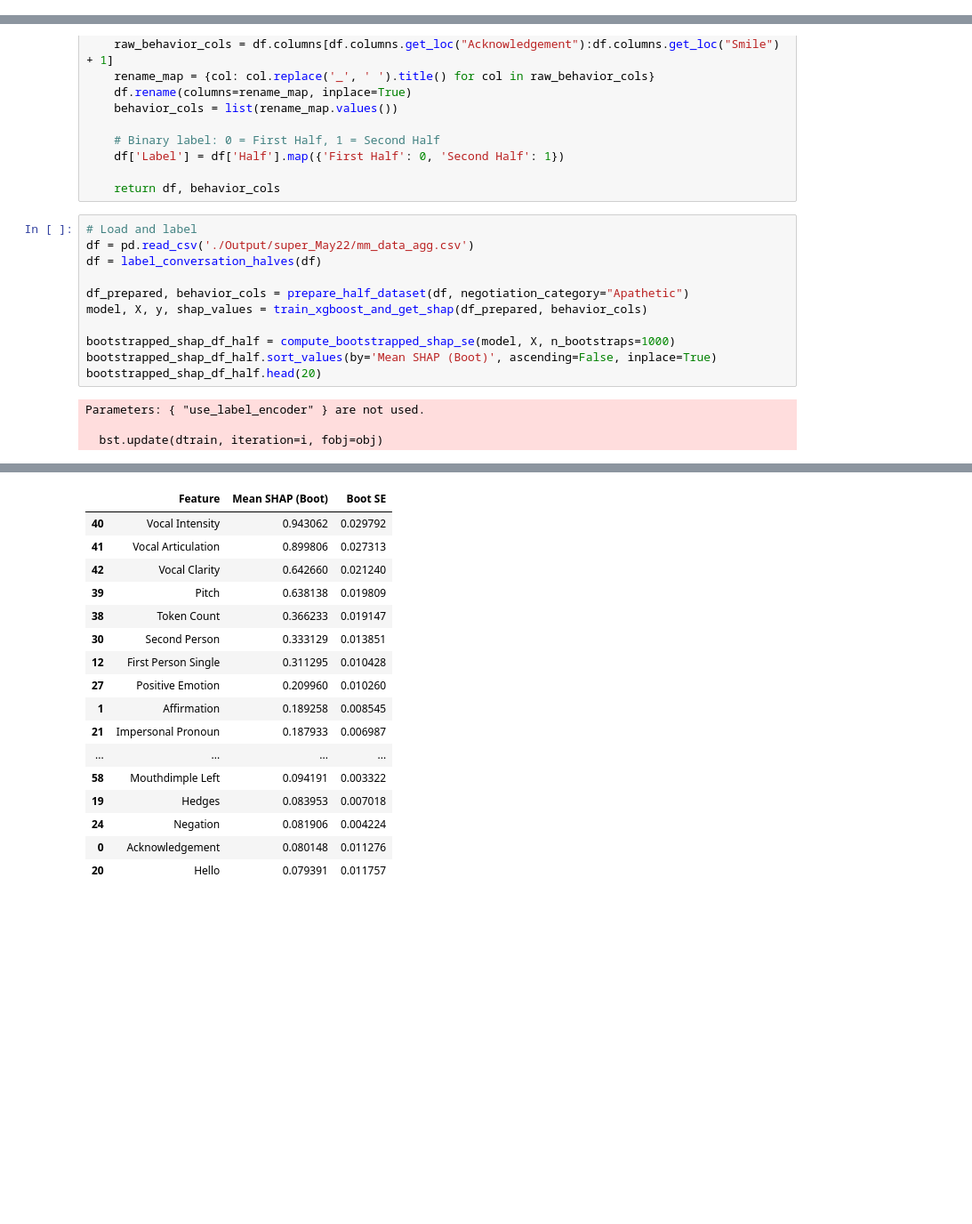
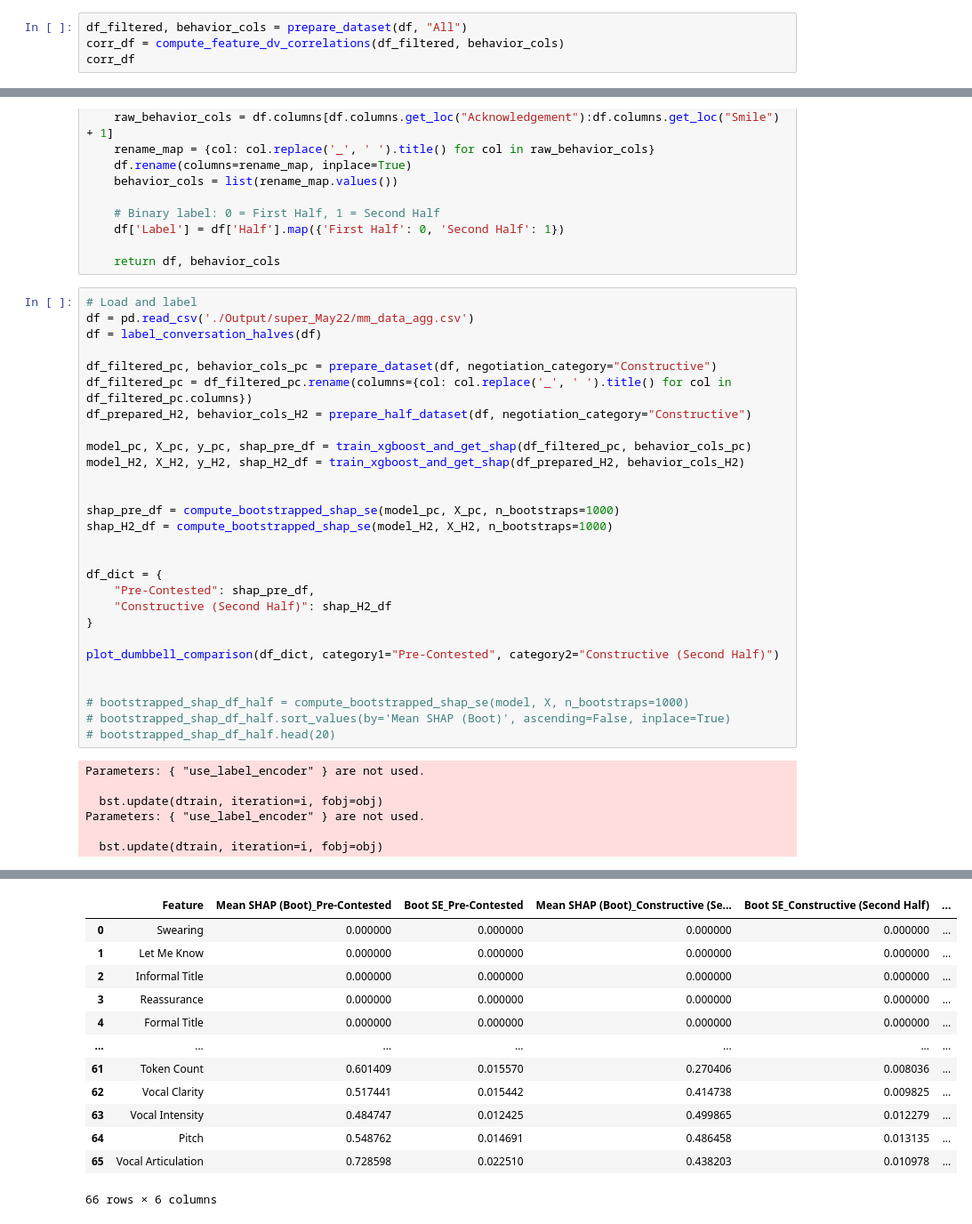
Before and after one commit to bbevis/Con2vec, a Jupyter notebook: Python/turnLevel_results.ipynb, the cells around one changed output, grey strips where cells are left out. Shown at 89% size. Saved outputs shown, nothing was run; the diff lists cells and outputs as text; blank space fills up the shorter version.

```diff
--- a/Python/turnLevel_results.ipynb
+++ b/Python/turnLevel_results.ipynb
@@ -651,0 +823,4 @@ plot_dumbbell_facets(shap_dfs_by_category, base_category='Constructive', compare
+# %%
+df_filtered, behavior_cols = prepare_dataset(df, "All")
+corr_df = compute_feature_dv_correlations(df_filtered, behavior_cols)
+corr_df
@@ -1094,13 +1423,33 @@ def prepare_half_dataset(df, negotiation_category="All"):
 df = pd.read_csv('./Output/super_May22/mm_data_agg.csv')
 df = label_conversation_halves(df)
 
-df_prepared, behavior_cols = prepare_half_dataset(df, negotiation_category="Apathetic")
-model, X, y, shap_values = train_xgboost_and_get_shap(df_prepared, behavior_cols)
+df_filtered_pc, behavior_cols_pc = prepare_dataset(df, negotiation_category="Constructive")
+df_filtered_pc = df_filtered_pc.rename(columns={col: col.replace('_', ' ').title() for col in df_filtered_pc.columns})
+df_prepared_H2, behavior_cols_H2 = prepare_half_dataset(df, negotiation_category="Constructive")
 
-bootstrapped_shap_df_half = compute_bootstrapped_shap_se(model, X, n_bootstraps=1000)
-bootstrapped_shap_df_half.sort_values(by='Mean SHAP (Boot)', ascending=False, inplace=True)
-bootstrapped_shap_df_half.head(20)
+model_pc, X_pc, y_pc, shap_pre_df = train_xgboost_and_get_shap(df_filtered_pc, behavior_cols_pc)
+model_H2, X_H2, y_H2, shap_H2_df = train_xgboost_and_get_shap(df_prepared_H2, behavior_cols_H2)
+
+
+shap_pre_df = compute_bootstrapped_shap_se(model_pc, X_pc, n_bootstraps=1000)
+shap_H2_df = compute_bootstrapped_shap_se(model_H2, X_H2, n_bootstraps=1000)
+
+
+df_dict = {
+    "Pre-Contested": shap_pre_df,
+    "Constructive (Second Half)": shap_H2_df
+}
+
+plot_dumbbell_comparison(df_dict, category1="Pre-Contested", category2="Constructive (Second Half)")
+
+
+# bootstrapped_shap_df_half = compute_bootstrapped_shap_se(model, X, n_bootstraps=1000)
+# bootstrapped_shap_df_half.sort_values(by='Mean SHAP (Boot)', ascending=False, inplace=True)
+# bootstrapped_shap_df_half.head(20)
 # %% [output]
 Parameters: { "use_label_encoder" } are not used.
 
   bst.update(dtrain, iteration=i, fobj=obj)
+Parameters: { "use_label_encoder" } are not used.
+
+  bst.update(dtrain, iteration=i, fobj=obj)
@@ -1107,17 +1457,13 @@ Parameters: { "use_label_encoder" } are not used.
-|  | Feature | Mean SHAP (Boot) | Boot SE |
-| 40 | Vocal Intensity | 0.943062 | 0.029792 |
-| 41 | Vocal Articulation | 0.899806 | 0.027313 |
-| 42 | Vocal Clarity | 0.642660 | 0.021240 |
-| 39 | Pitch | 0.638138 | 0.019809 |
-| 38 | Token Count | 0.366233 | 0.019147 |
-| 30 | Second Person | 0.333129 | 0.013851 |
-| 12 | First Person Single | 0.311295 | 0.010428 |
-| 27 | Positive Emotion | 0.209960 | 0.010260 |
-| 1 | Affirmation | 0.189258 | 0.008545 |
-| 21 | Impersonal Pronoun | 0.187933 | 0.006987 |
-| ... | ... | ... | ... |
-| 58 | Mouthdimple Left | 0.094191 | 0.003322 |
-| 19 | Hedges | 0.083953 | 0.007018 |
-| 24 | Negation | 0.081906 | 0.004224 |
-| 0 | Acknowledgement | 0.080148 | 0.011276 |
-| 20 | Hello | 0.079391 | 0.011757 |
+|  | Feature | Mean SHAP (Boot)_Pre-Contested | Boot SE_Pre-Contested | Mean SHAP (Boot)_Constructive (Se... | Boot SE_Constructive (Second Half) | ... |
+| 0 | Swearing | 0.000000 | 0.000000 | 0.000000 | 0.000000 | ... |
+| 1 | Let Me Know | 0.000000 | 0.000000 | 0.000000 | 0.000000 | ... |
+| 2 | Informal Title | 0.000000 | 0.000000 | 0.000000 | 0.000000 | ... |
+| 3 | Reassurance | 0.000000 | 0.000000 | 0.000000 | 0.000000 | ... |
+| 4 | Formal Title | 0.000000 | 0.000000 | 0.000000 | 0.000000 | ... |
+| ... | ... | ... | ... | ... | ... | ... |
+| 61 | Token Count | 0.601409 | 0.015570 | 0.270406 | 0.008036 | ... |
+| 62 | Vocal Clarity | 0.517441 | 0.015442 | 0.414738 | 0.009825 | ... |
+| 63 | Vocal Intensity | 0.484747 | 0.012425 | 0.499865 | 0.012279 | ... |
+| 64 | Pitch | 0.548762 | 0.014691 | 0.486458 | 0.013135 | ... |
+| 65 | Vocal Articulation | 0.728598 | 0.022510 | 0.438203 | 0.010978 | ... |
+66 rows × 6 columns
```
Also changed, not shown: parts of 13 cells of this notebook.
